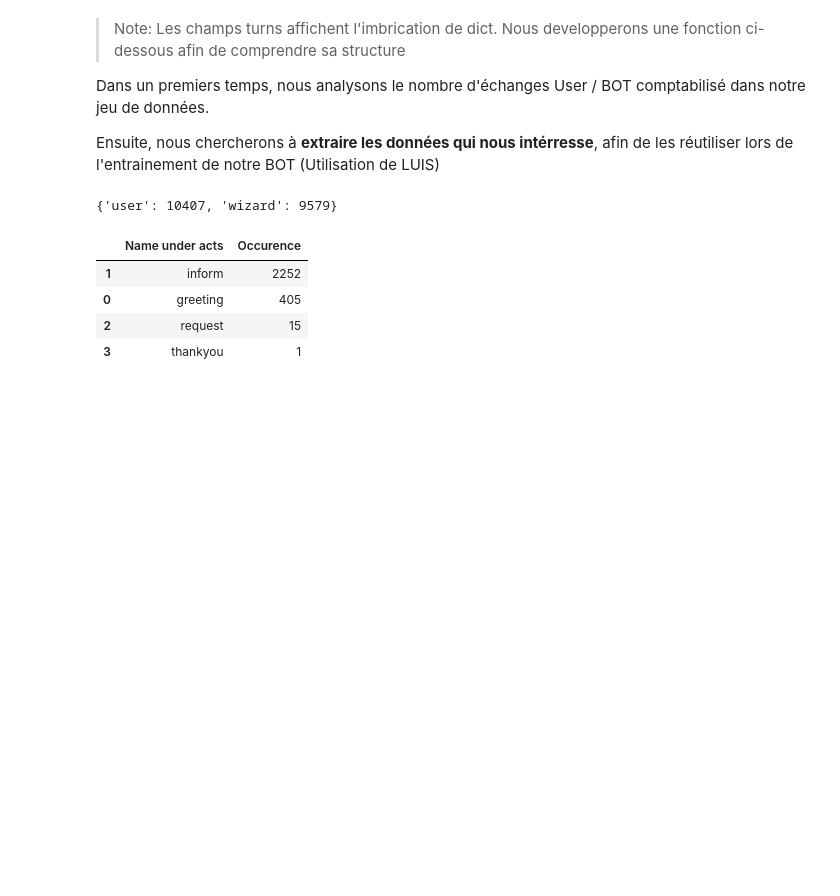
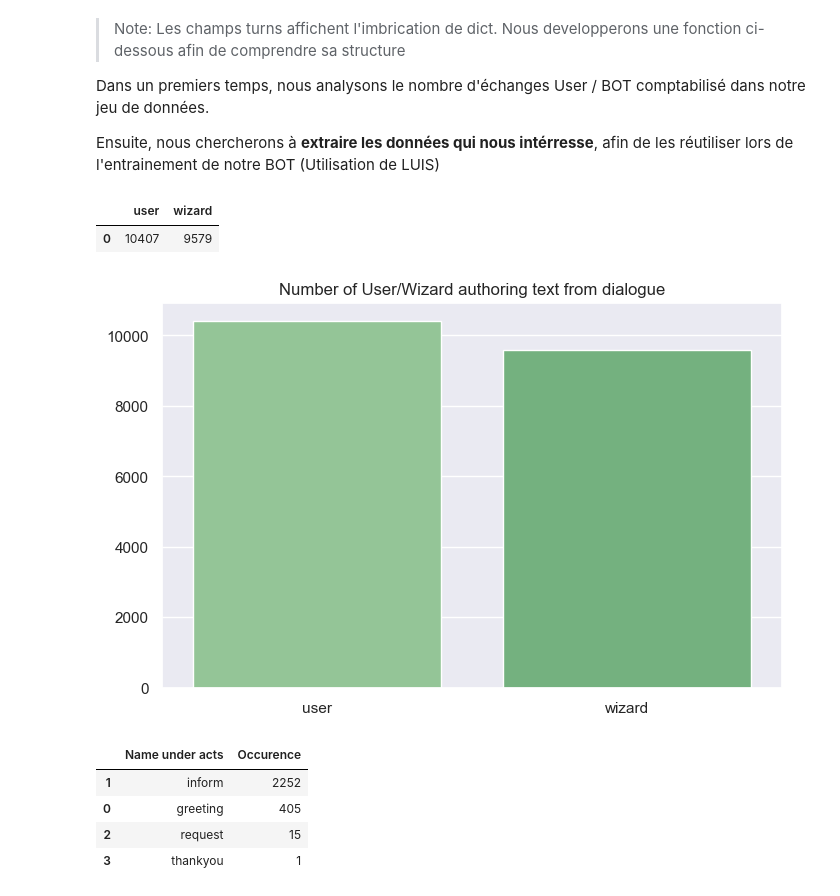
Before and after one commit to blanchonnicolas/IA_Chatbot_FlightBooking, a Jupyter notebook: EDA.ipynb, the cells around one changed output. Saved outputs shown, nothing was run; the diff lists cells and outputs as text; code cells hidden in the pictures; blank space fills up the shorter version.

```diff
--- a/EDA.ipynb
+++ b/EDA.ipynb
@@ -174,9 +180,20 @@ for turns in data['turns']:
             dic_author[author] = 1
         else:
             dic_author[author] += 1
-dic_author
+pd.json_normalize(dic_author)
 # %% [output]
-{'user': 10407, 'wizard': 9579}
+|  | user | wizard |
+| 0 | 10407 | 9579 |
+# %%
+#Définir la taille du graphique
+fig, ax = plt.subplots(figsize=(8,5))
+#Définir lae type du graphique, ici BARPLOT avec en Labels l'index du nom des libelle
+ax = sns.barplot(data=pd.json_normalize(dic_author))
+plt.title(f"Number of User/Wizard authoring text from dialogue")
+#Afficher le graphique
+plt.show()
+# %% [output]
+[figure, added]
 # %%
 # Etract values recognized by BOT and usefull for our application # In labels column: 'acts': [{'name':
 interesting_name = []
```
Also changed, not shown: parts of 10 cells of this notebook, 10 other files.
